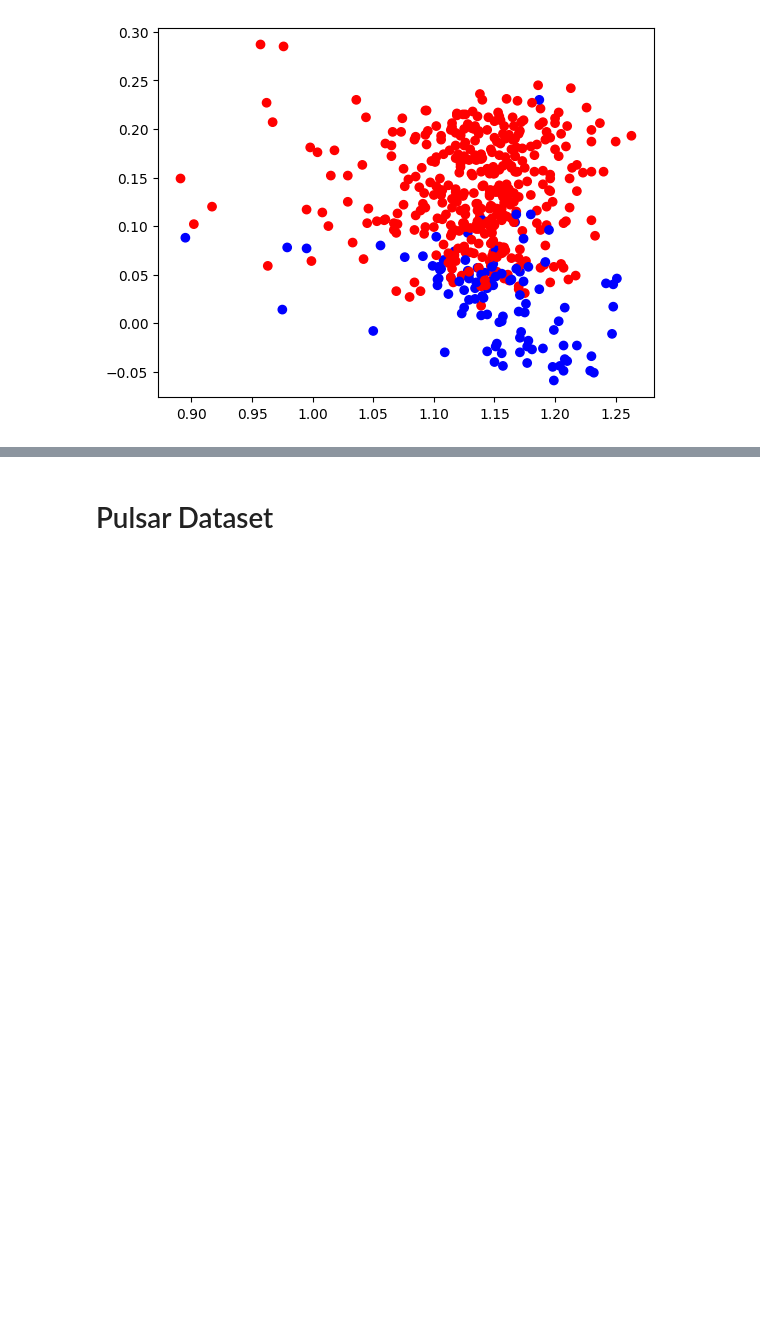
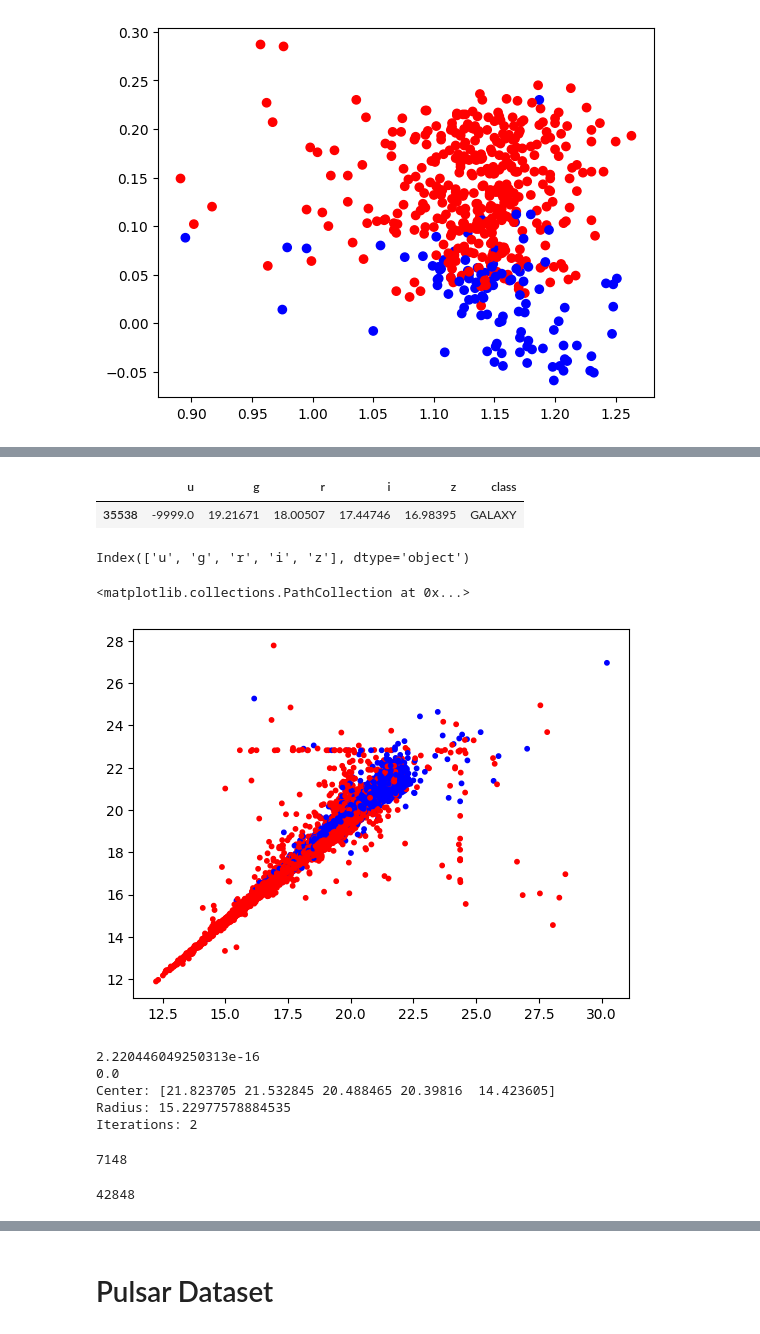
Before and after one commit to joanorePD/Astronomical_Anomaly_Detection_with_MEB, a Jupyter notebook: notebooks/meb.ipynb, the cells around one changed output, grey strips where cells are left out. Cells and saved outputs as stored; diff of their text form; code cells hidden in the pictures; blank space fills up the shorter version.

```diff
--- a/notebooks/meb.ipynb
+++ b/notebooks/meb.ipynb
@@ -163,0 +144,9 @@ HTTPError: HTTP Error 404: Not Found
+# %%
+# open the pulsar dataset
+qso_g_df = pd.read_csv('/content/drive/MyDrive/O4DS Project/Code-Optimization/datasets/qso_galaxy.csv')
+
+qso_g_df = qso_g_df.dropna()
+pred_columns = qso_g_df.columns[:-1]  # Exclude the last column
+
+# display the first 5 rows
+display(qso_g_df.head())
@@ -163,0 +160,31 @@ HTTPError: HTTP Error 404: Not Found
+# %%
+display(qso_g_df[qso_g_df['u'] < -5000])
+# %% [output]
+|  | u | g | r | i | z | class |
+| 35538 | -9999.0 | 19.21671 | 18.00507 | 17.44746 | 16.98395 | GALAXY |
+# %%
+qso_g_df = qso_g_df[qso_g_df['u'] > -5000]
+# %%
+pred_columns
+# %% [output]
+Index(['u', 'g', 'r', 'i', 'z'], dtype='object')
+# %%
+qso_g_df['u-g'] = qso_g_df['u'] - qso_g_df['g']
+qso_g_df['g-r'] = qso_g_df['g'] - qso_g_df['r']
+qso_g_df['r-i'] = qso_g_df['r'] - qso_g_df['i']
+qso_g_df['i-z'] = qso_g_df['i'] - qso_g_df['z']
+
+plt.scatter(qso_g_df['i'], qso_g_df['z'], c=np.where(qso_g_df['class'] == 'GALAXY', 'r', 'b'), s=10)
+# %% [output]
+<matplotlib.collections.PathCollection at 0x...>
+[figure, added]
+# %%
+train_set = qso_g_df[qso_g_df['class'] == 'GALAXY']
+
+c_qso_g, r_qso_g, k_qso_g = frank_wolfe_alg_MEB(0, train_set[pred_columns].iloc[:len(train_set)//2].values)
+# %% [output]
+2.220446049250313e-16
+0.0
+Center: [21.823705 21.532845 20.488465 20.39816  14.423605]
+Radius: 15.22977578884535
+Iterations: 2
@@ -163,0 +197,8 @@ HTTPError: HTTP Error 404: Not Found
+# %%
+qso_g_df[qso_g_df['class'] == 'QSO']['class'].count()
+# %% [output]
+7148
+# %%
+print(qso_g_df[qso_g_df['class'] == 'GALAXY']['InsideBall'].sum())
+# %% [output]
+42848
```
Also changed, not shown: parts of 10 cells of this notebook, 2 other files.
